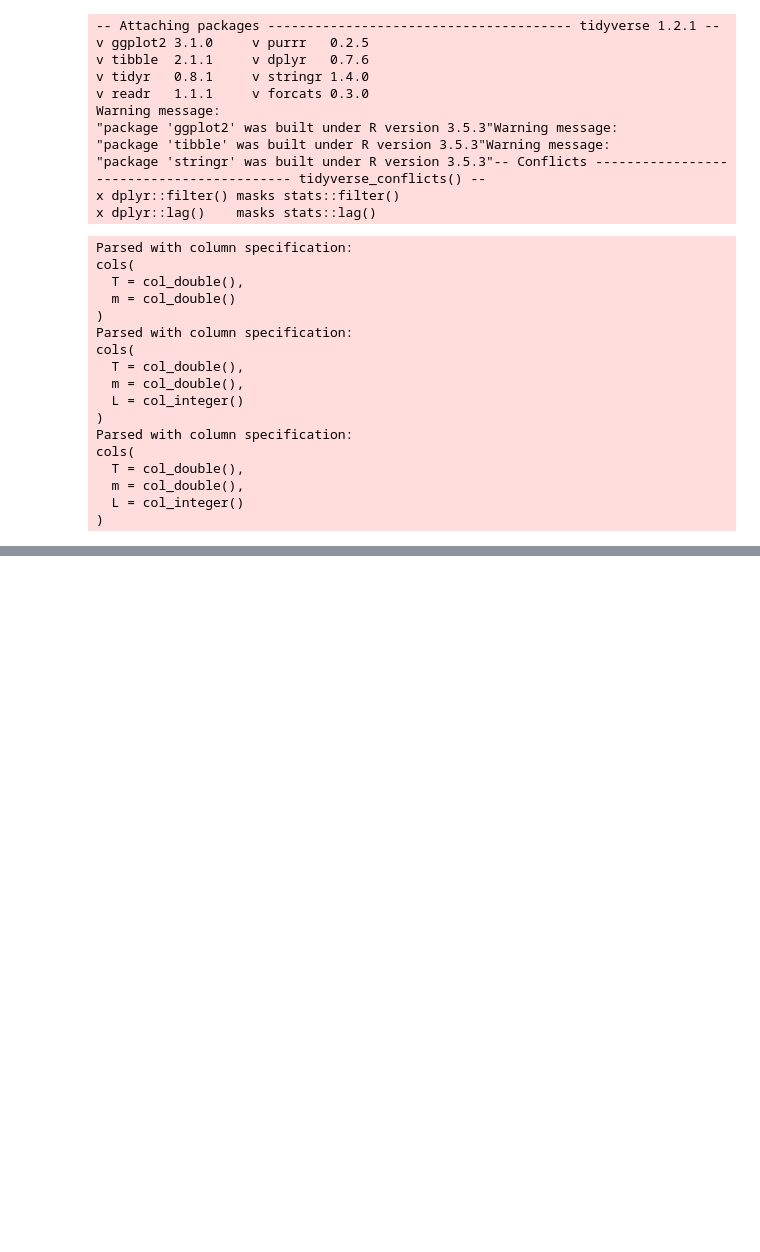
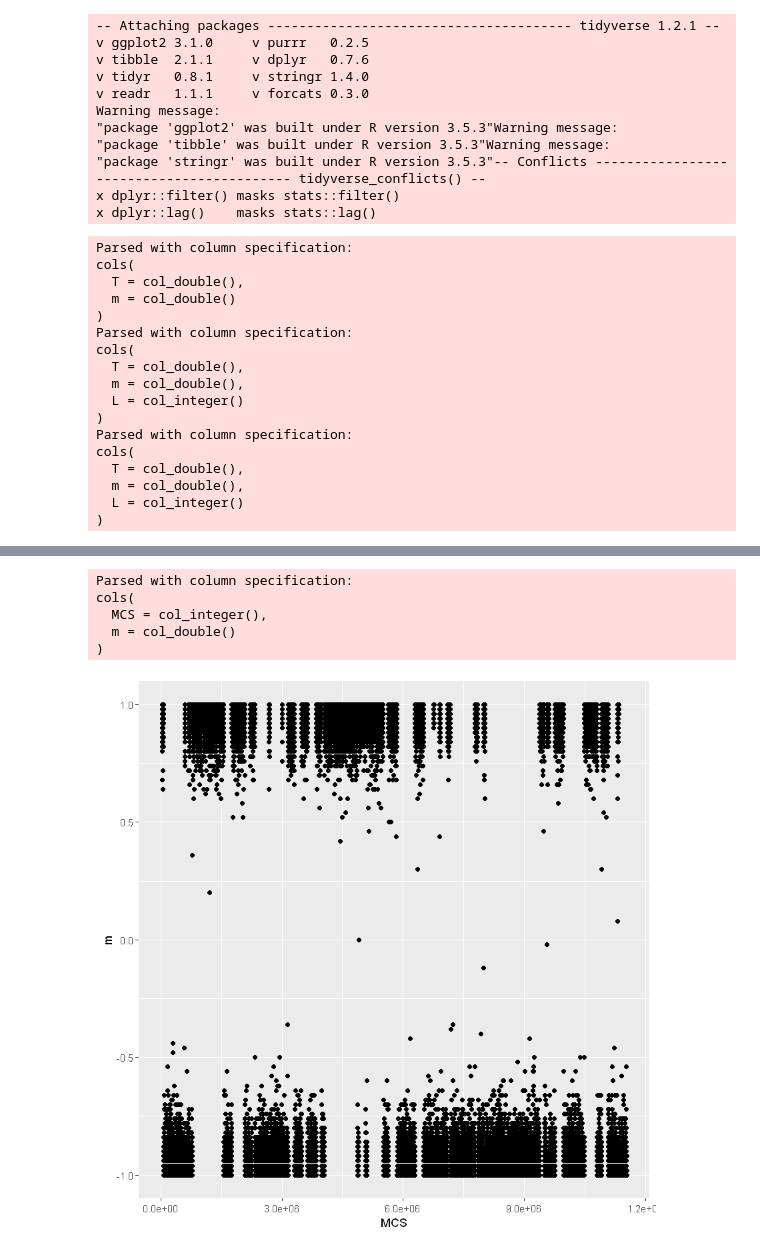
Before and after one commit to Squaess/StatisticalPhysics, a Jupyter notebook: ising_model/plot_results.ipynb, the cells around one changed output, grey strips where cells are left out. Cells and saved outputs as stored; diff of their text form; code cells hidden in the pictures; blank space fills up the shorter version.

```diff
--- a/ising_model/plot_results.ipynb
+++ b/ising_model/plot_results.ipynb
@@ -44,0 +45,10 @@ ggplot() + geom_point(data = data10, aes(T, m)) + geom_point(data = data25, aes(
+# %%
+flips.data <- read_csv("flips.csv")
+ggplot(data = flips.data, aes(MCS, m)) + geom_point()
+# %% [output]
+Parsed with column specification:
+cols(
+  MCS = col_integer(),
+  m = col_double()
+)
+[figure, added]
```
Also changed, not shown: parts of 1 cell of this notebook, 2 other files.
